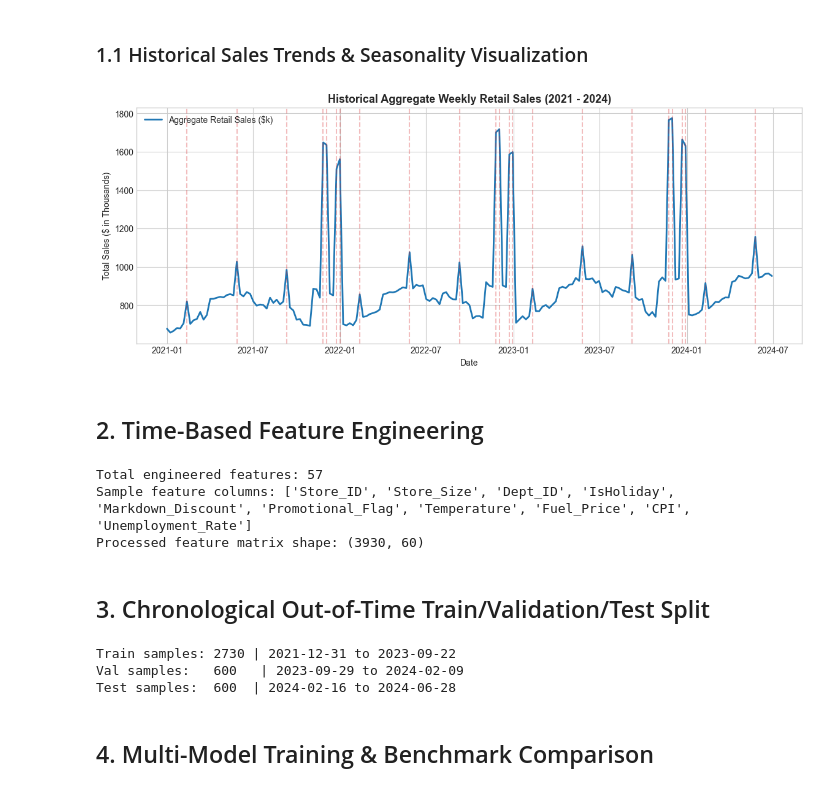
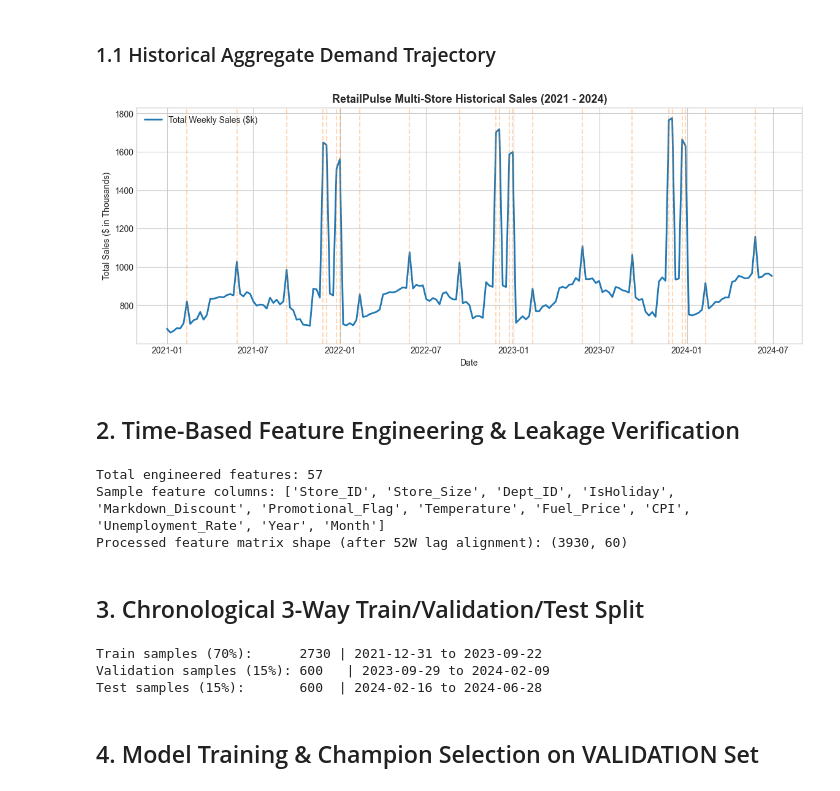
Before and after one commit to Jhansi48/FUTURE_ML_01, a Jupyter notebook: notebooks/01_sales_forecasting.ipynb, the cells around one changed output. Drawn from its saved outputs; the diff is of its cells as text; code cells hidden in the pictures.

```diff
--- a/notebooks/01_sales_forecasting.ipynb
+++ b/notebooks/01_sales_forecasting.ipynb
@@ -67,46 +69,46 @@ Dataset Shape: (5490, 15)
 | max | 2024-06-28 00:00:00 | 5.00 | 150000.00 | 6.00 | 198654.61 | 1.00 | 4498.02 | 1.00 | ... |
 | std | NaN | 1.41 | 37097.85 | 1.71 | 25691.95 | 0.33 | 1321.63 | 0.47 | ... |
 # %% [markdown]
-### 1.1 Historical Sales Trends & Seasonality Visualization
+### 1.1 Historical Aggregate Demand Trajectory
 # %%
 plt.figure(figsize=(14, 5))
 weekly_agg = df.groupby("Date")["Weekly_Sales"].sum().reset_index()
-plt.plot(weekly_agg["Date"], weekly_agg["Weekly_Sales"] / 1e3, color="#1f77b4", lw=2, label="Aggregate Retail Sales ($k)")
+plt.plot(weekly_agg["Date"], weekly_agg["Weekly_Sales"] / 1e3, color="#1f77b4", lw=2, label="Total Weekly Sales ($k)")
 holidays = df[df["IsHoliday"] == 1]["Date"].unique()
 for h in holidays:
-    plt.axvline(pd.to_datetime(h), color="#d62728", linestyle="--", alpha=0.3)
-plt.title("Historical Aggregate Weekly Retail Sales (2021 - 2024)", fontsize=13, fontweight="bold")
+    plt.axvline(pd.to_datetime(h), color="#ff7f0e", linestyle="--", alpha=0.3)
+plt.title("RetailPulse Multi-Store Historical Sales (2021 - 2024)", fontsize=13, fontweight="bold")
 plt.xlabel("Date")
 plt.ylabel("Total Sales ($ in Thousands)")
 plt.legend()
 plt.show()
 # %% [output]
-[figure, old version]
+[figure, new version]
 # %% [markdown]
-## 2. Time-Based Feature Engineering
+## 2. Time-Based Feature Engineering & Leakage Verification
 # %%
 df_feat, feature_cols = prepare_feature_matrix(df)
 print(f"Total engineered features: {len(feature_cols)}")
-print("Sample feature columns:", feature_cols[:10])
-print("Processed feature matrix shape:", df_feat.shape)
+print("Sample feature columns:", feature_cols[:12])
+print("Processed feature matrix shape (after 52W lag alignment):", df_feat.shape)
 # %% [output]
 Total engineered features: 57
-Sample feature columns: ['Store_ID', 'Store_Size', 'Dept_ID', 'IsHoliday', 'Markdown_Discount', 'Promotional_Flag', 'Temperature', 'Fuel_Price', 'CPI', 'Unemployment_Rate']
-Processed feature matrix shape: (3930, 60)
+Sample feature columns: ['Store_ID', 'Store_Size', 'Dept_ID', 'IsHoliday', 'Markdown_Discount', 'Promotional_Flag', 'Temperature', 'Fuel_Price', 'CPI', 'Unemployment_Rate', 'Year', 'Month']
+Processed feature matrix shape (after 52W lag alignment): (3930, 60)
 # %% [markdown]
-## 3. Chronological Out-of-Time Train/Validation/Test Split
+## 3. Chronological 3-Way Train/Validation/Test Split
 # %%
 df_train, df_val, df_test = chronological_split(df_feat, train_ratio=0.70, val_ratio=0.15)
 X_train, y_train = df_train[feature_cols], df_train["Weekly_Sales"]
 X_val, y_val = df_val[feature_cols], df_val["Weekly_Sales"]
 X_test, y_test = df_test[feature_cols], df_test["Weekly_Sales"]
 
-print(f"Train samples: {len(df_train)} | {df_train['Date'].min().date()} to {df_train['Date'].max().date()}")
-print(f"Val samples:   {len(df_val)}   | {df_val['Date'].min().date()} to {df_val['Date'].max().date()}")
-print(f"Test samples:  {len(df_test)}  | {df_test['Date'].min().date()} to {df_test['Date'].max().date()}")
+print(f"Train samples (70%):      {len(df_train)} | {df_train['Date'].min().date()} to {df_train['Date'].max().date()}")
+print(f"Validation samples (15%): {len(df_val)}   | {df_val['Date'].min().date()} to {df_val['Date'].max().date()}")
+print(f"Test samples (15%):       {len(df_test)}  | {df_test['Date'].min().date()} to {df_test['Date'].max().date()}")
 # %% [output]
-Train samples: 2730 | 2021-12-31 to 2023-09-22
-Val samples:   600   | 2023-09-29 to 2024-02-09
-Test samples:  600  | 2024-02-16 to 2024-06-28
+Train samples (70%):      2730 | 2021-12-31 to 2023-09-22
+Validation samples (15%): 600   | 2023-09-29 to 2024-02-09
+Test samples (15%):       600  | 2024-02-16 to 2024-06-28
 # %% [markdown]
-## 4. Multi-Model Training & Benchmark Comparison
+## 4. Model Training & Champion Selection on VALIDATION Set
```
Also changed, not shown: parts of 12 cells of this notebook, 14 other files.
